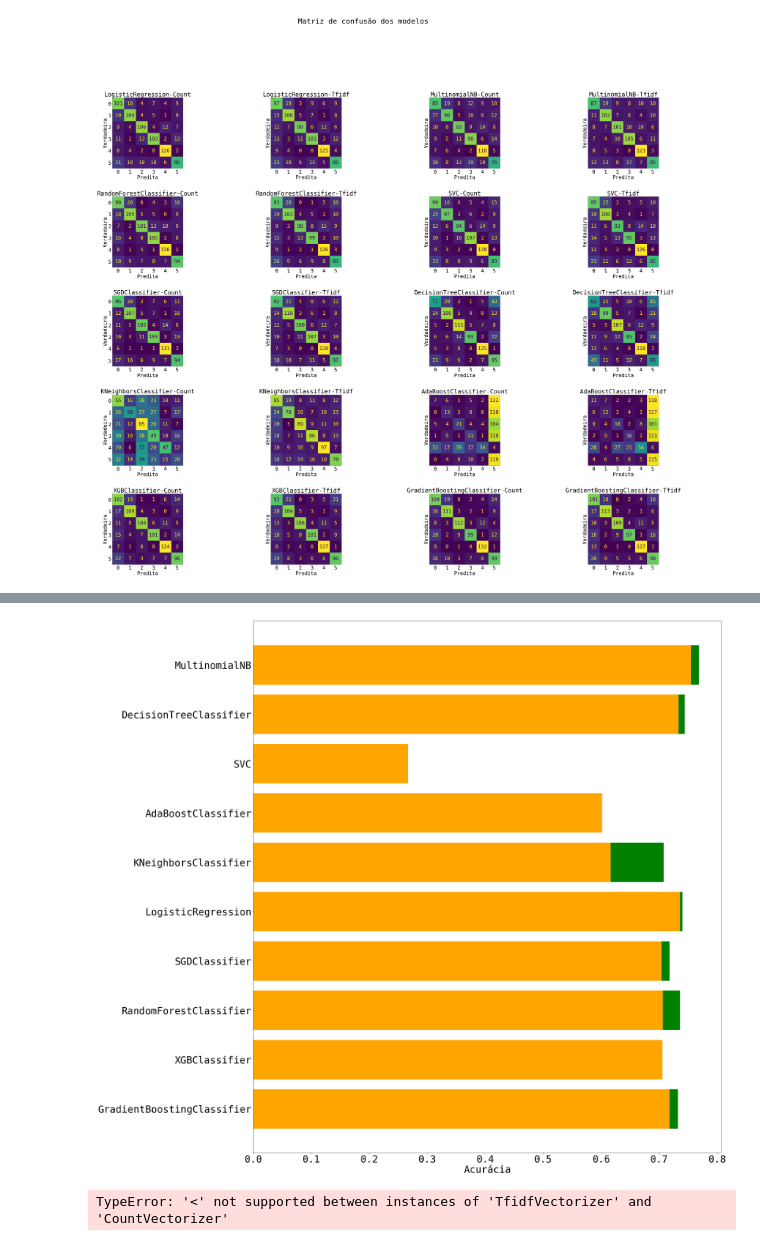
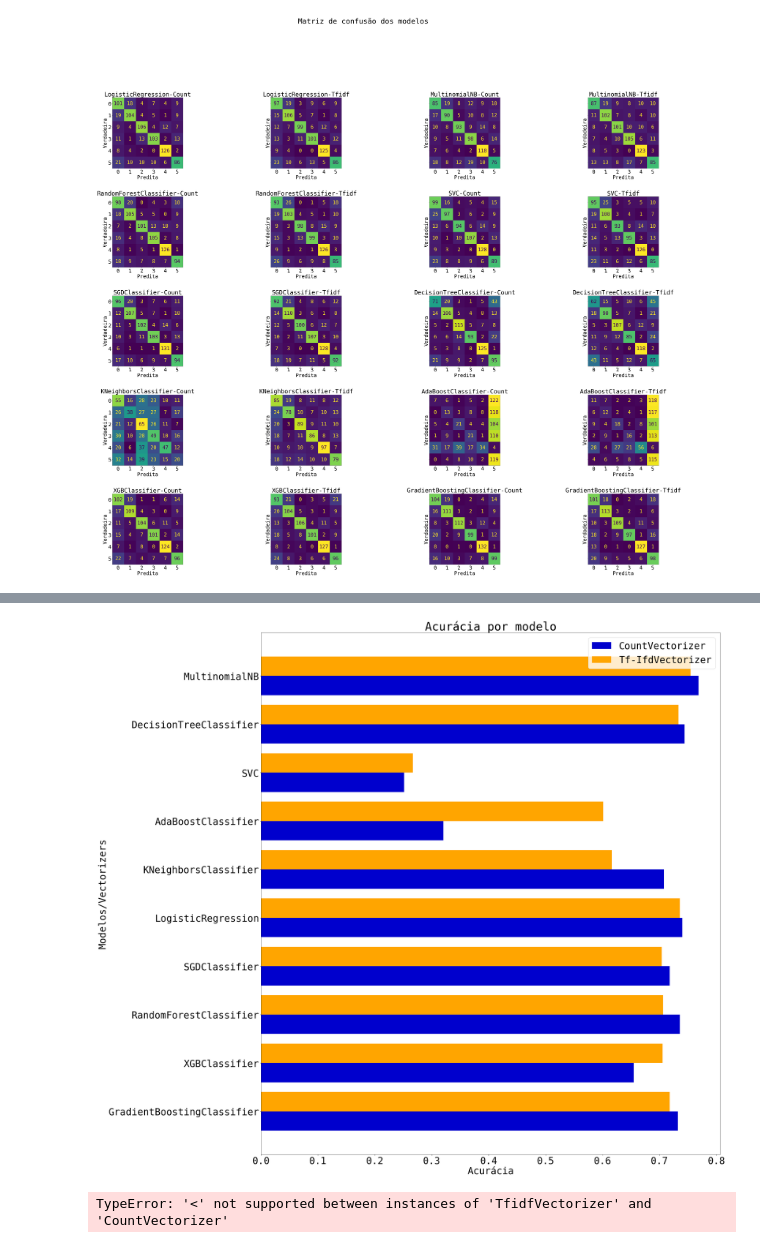
Before and after one commit to willsantospereira/tcc_nlp, a Jupyter notebook: notebook/Analise_Emocao.ipynb, the cells around one changed output, grey strips where cells are left out. Drawn from its saved outputs; the diff is of its cells as text; code cells hidden in the pictures.

```diff
--- a/notebook/Analise_Emocao.ipynb
+++ b/notebook/Analise_Emocao.ipynb
@@ -613,33 +613,34 @@ plt.show()
 # %%
-x = np.arange(len(pd.Series(vectorizers))/2)
-width = 0.8
+y = np.arange(len(pd.Series(vectorizers))/2)
+width = 0.4
 
 labels = set()
 models_count_vector = []
 models_tfidf_vector = []
 
 font = {'family' : 'monospace', 'weight' : 'normal', 'size' : 35}
 plt.rc('font', **font)
 plt.rc('figure', figsize=(30, 35))
 
 for m,v, a in zip (modelos, vectorizers, accs):
 
     if(str(v) == 'CountVectorizer()'):
         models_count_vector.append(a)
     else:
         models_tfidf_vector.append(a)
 
     index_parenteses = str(m).index("(")
     labels.add(str(m)[0:index_parenteses])
 
-plt.barh(x, models_count_vector, width, color='green')
-plt.barh(x, models_tfidf_vector, width, color='orange')
+plt.barh(y-0.2, models_count_vector, width, color='mediumblue', label='CountVectorizer')
+plt.barh(y+0.2, models_tfidf_vector, width, color='orange', label='Tf-IfdVectorizer')
 
-plt.yticks(x, labels)
+plt.yticks(y, labels)
 
-plt.xlabel("Modelos/Vectorizers")
-plt.xlabel("Acurácia")
-
+plt.ylabel('Modelos/Vectorizers')
+plt.xlabel('Acurácia')
+plt.title('Acurácia por modelo')
+plt.legend()
 plt.show()
 # %% [output]
-[figure, old version]
+[figure, new version]
```
Also changed, not shown: parts of 2 cells of this notebook.
